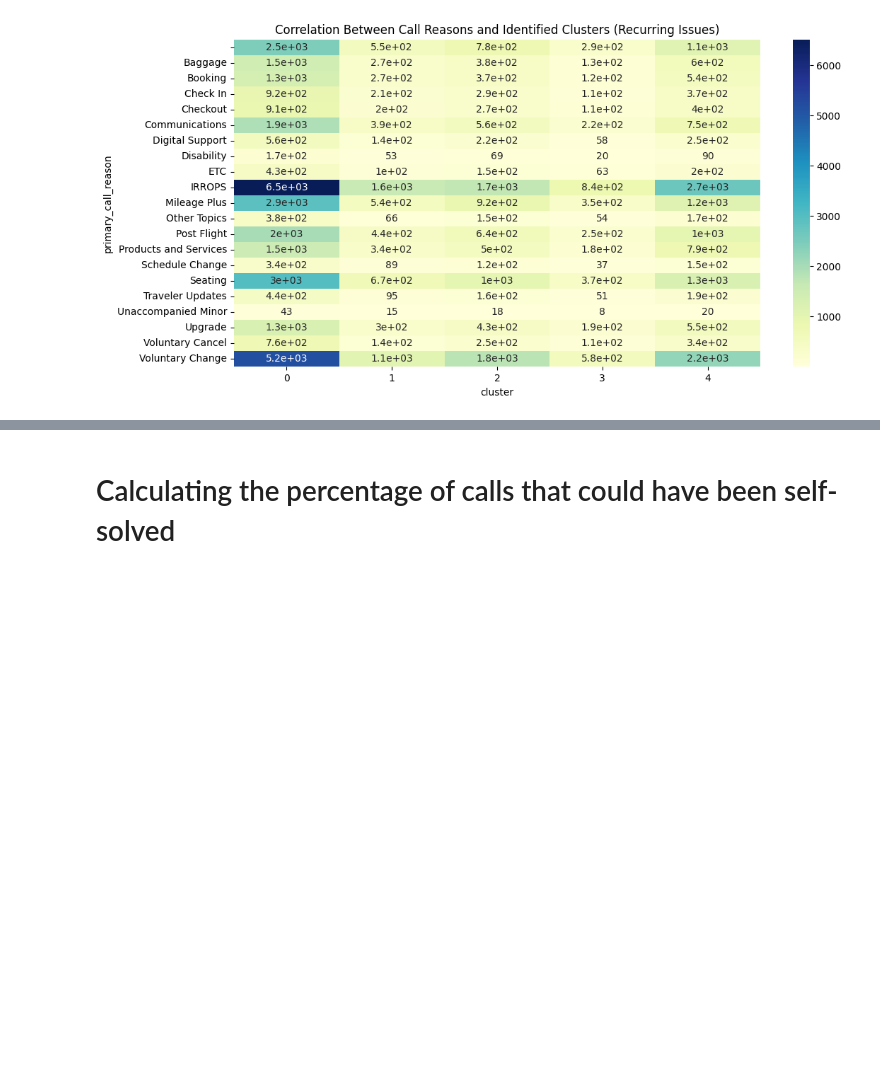
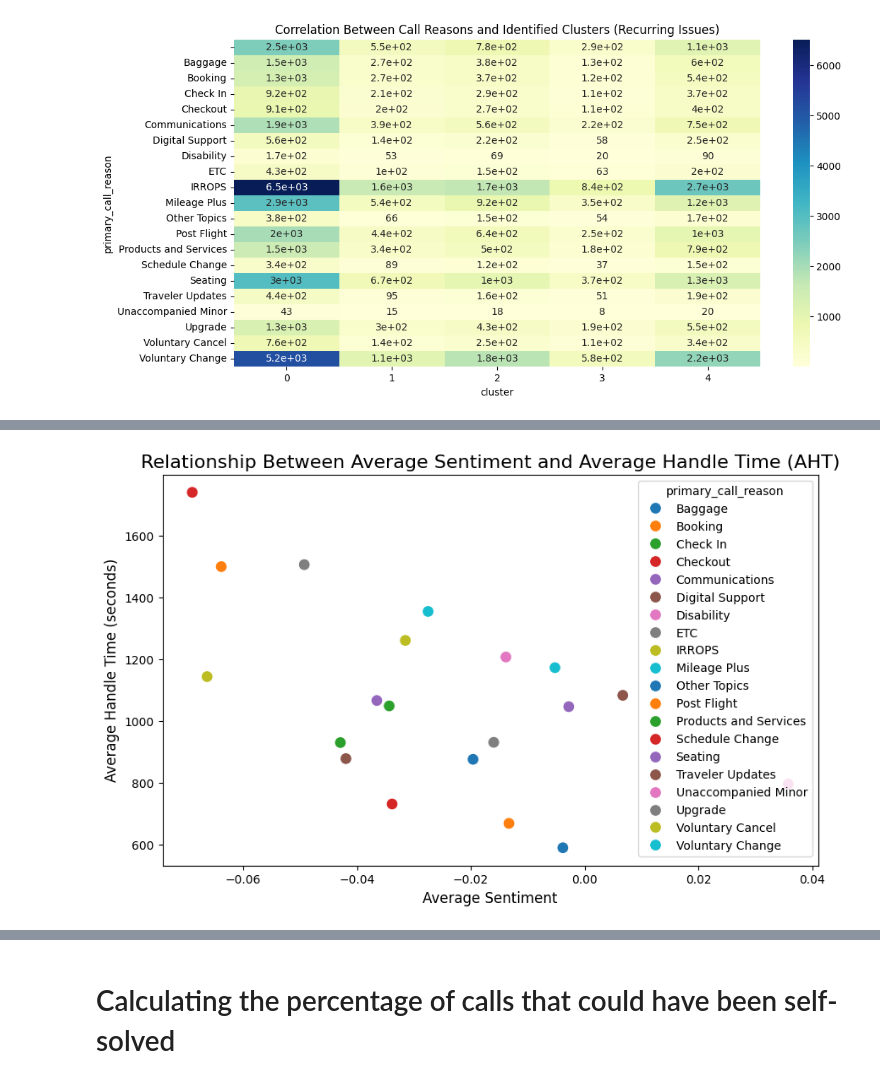
Before and after one commit to ZosTera2438/sky-hack, a Jupyter notebook: sky_hack.ipynb, the cells around one changed output, grey strips where cells are left out. Saved outputs shown, nothing was run; the diff lists cells and outputs as text; code cells hidden in the pictures; blank space fills up the shorter version.

```diff
--- a/sky_hack.ipynb
+++ b/sky_hack.ipynb
@@ -342,3 +354,25 @@ Percentage difference between the average handling time for the most frequent an
+# %%
+# Group by primary_call_reason to calculate average sentiment and AHT
+call_reason_sentiment_aht = final_df.groupby('primary_call_reason').agg(
+    avg_sentiment=('average_sentiment', 'mean'),
+    avg_aht=('call_duration', 'mean')
+).reset_index()
+
+# Step 4: Visualization using scatter plot
+plt.figure(figsize=(10, 6))
+
+# Create scatter plot
+sns.scatterplot(x='avg_sentiment', y='avg_aht', data=call_reason_sentiment_aht, hue='primary_call_reason', palette='tab10', s=100)
+
+# Add title and labels
+plt.title('Relationship Between Average Sentiment and Average Handle Time (AHT)', fontsize=16)
+plt.xlabel('Average Sentiment', fontsize=12)
+plt.ylabel('Average Handle Time (seconds)', fontsize=12)
+
+# Show the plot
+plt.show()
+# %% [output]
+[figure, added]
 # %%
 # Extract hour of day and day of week to analyze call volumes
 final_df['call_hour'] = final_df['call_start_datetime'].dt.hour
```
Also changed, not shown: parts of 10 cells of this notebook, 6 other files.
